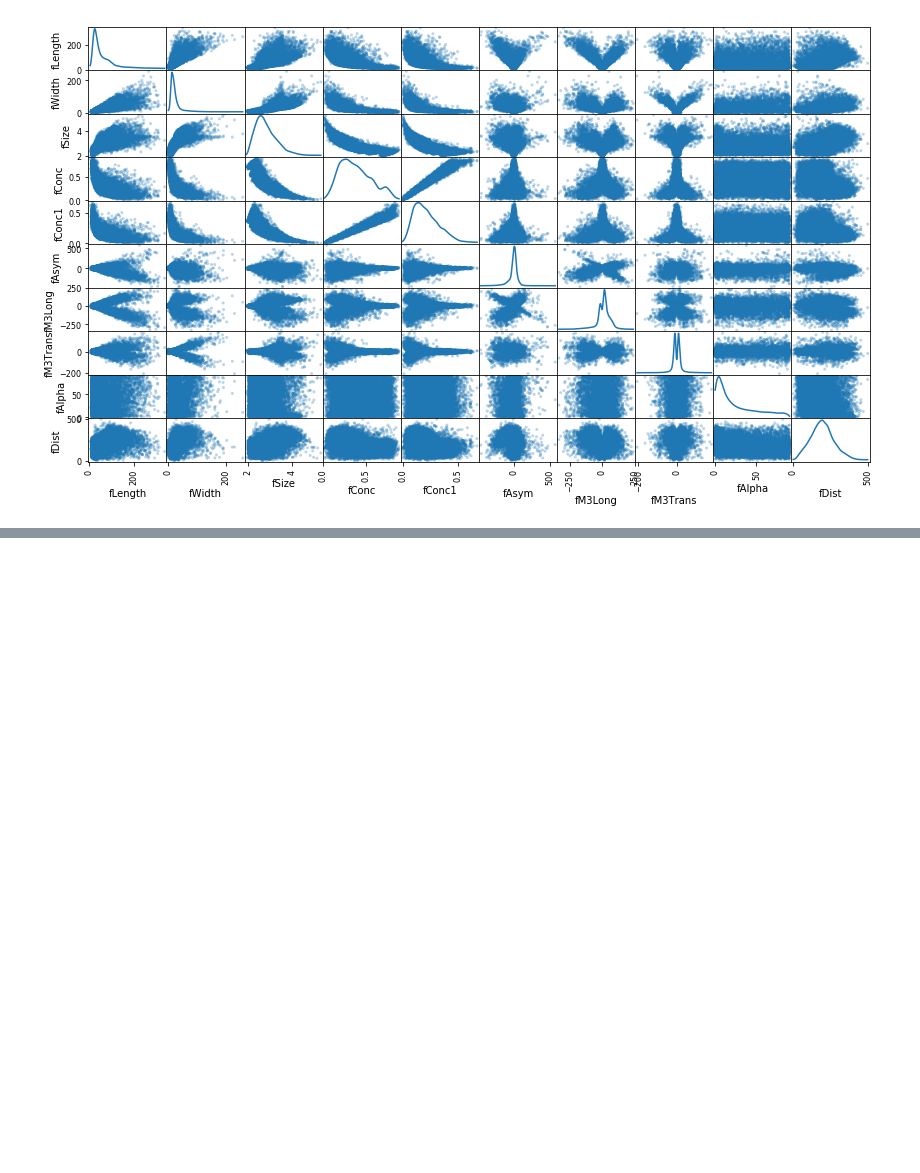
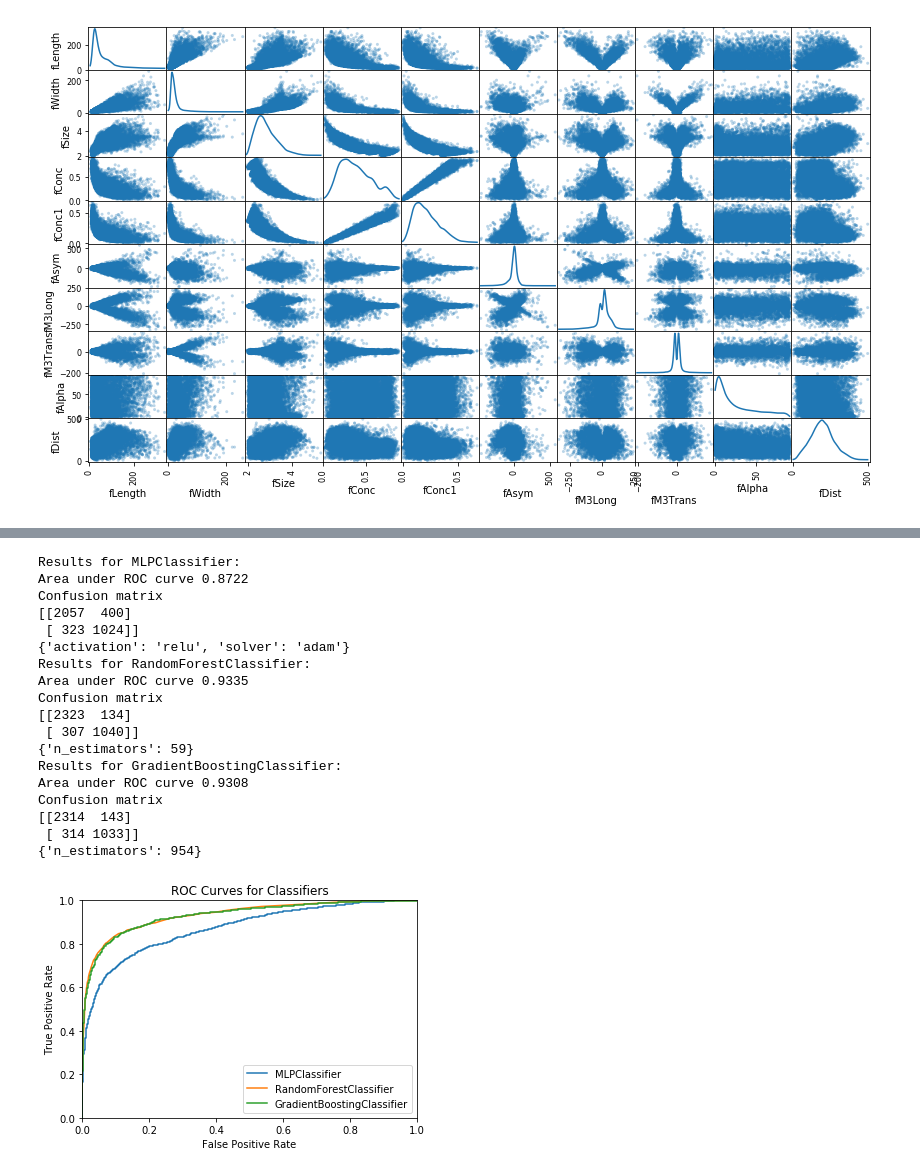
Before and after one commit to alrPhysics/MAGIC, a Jupyter notebook: MAGIC.ipynb, the cells around one changed output, grey strips where cells are left out. Cells and saved outputs as stored; diff of their text form; code cells hidden in the pictures; blank space fills up the shorter version.

Commit message:
Add function to optimize selected models

```diff
--- a/MAGIC.ipynb
+++ b/MAGIC.ipynb
@@ -97,0 +185,37 @@ Area under ROC curve for LogisticRegression is 0.8374
+# %%
+#MLP
+param_C = {'activation':('identity', 'logistic', 'tanh', 'relu'), 'solver':('sgd', 'adam')}
+#RandomForest
+param_E = {'n_estimators':range(20,61,1)}
+#GradientBoosting
+param_F = {'n_estimators':range(950,961,1)}
+
+model_C = [clf_C,param_C]
+model_E = [clf_E,param_E]
+model_F = [clf_F,param_F]
+
+models = [model_C, model_E, model_F]
+#models = [model_F]
+scoring = 'recall'
+
+optimize_models(X_train, X_test, y_train, y_test, models, scoring, True, True, True)
+# %% [output]
+Results for MLPClassifier:
+Area under ROC curve 0.8722
+Confusion matrix
+[[2057  400]
+ [ 323 1024]]
+{'activation': 'relu', 'solver': 'adam'}
+Results for RandomForestClassifier:
+Area under ROC curve 0.9335
+Confusion matrix
+[[2323  134]
+ [ 307 1040]]
+{'n_estimators': 59}
+Results for GradientBoostingClassifier:
+Area under ROC curve 0.9308
+Confusion matrix
+[[2314  143]
+ [ 314 1033]]
+{'n_estimators': 954}
+[figure, added]
```
Also changed, not shown: parts of 6 cells of this notebook.
